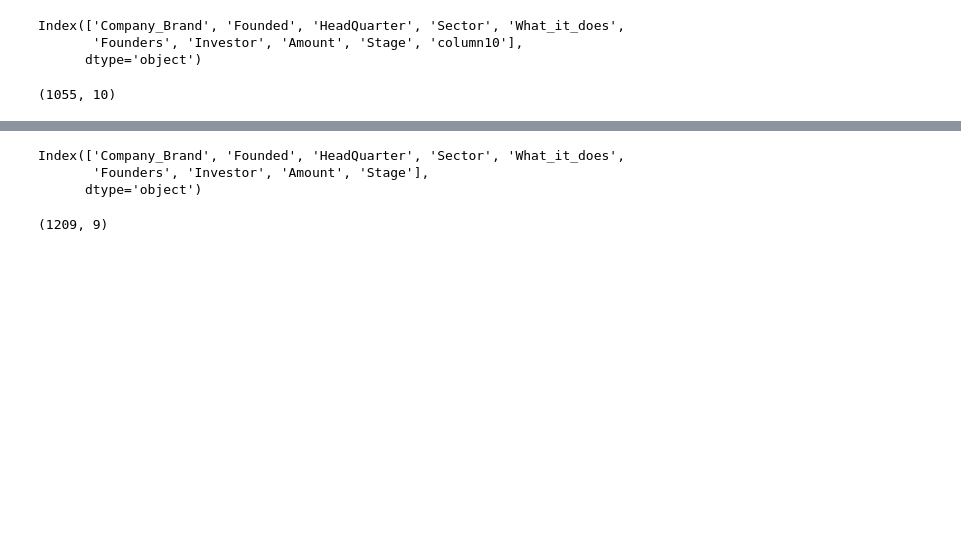
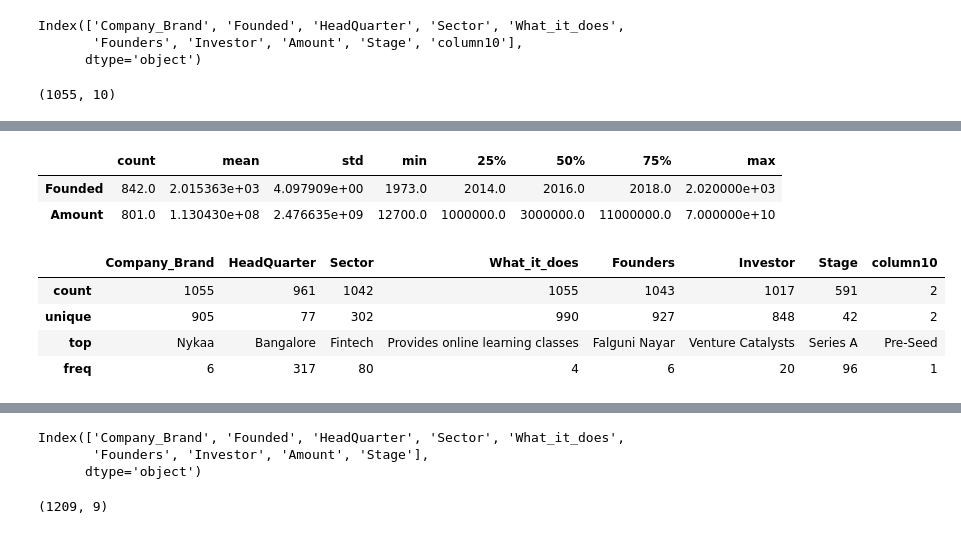
Before and after one commit to qochieng/Data-analysis-of-Startups-Funding-in-India, a Jupyter notebook: LP1-Project.ipynb, the cells around one changed output, grey strips where cells are left out. Saved outputs shown, nothing was run; the diff lists cells and outputs as text; code cells hidden in the pictures; blank space fills up the shorter version.

```diff
--- a/LP1-Project.ipynb
+++ b/LP1-Project.ipynb
@@ -89,0 +89,14 @@ Name: count, Length: 302, dtype: int64
+# %%
+df_2020.describe().T
+# %% [output]
+|  | count | mean | std | min | 25% | 50% | 75% | max |
+| Founded | 842.0 | 2.015363e+03 | 4.097909e+00 | 1973.0 | 2014.0 | 2016.0 | 2018.0 | 2.020000e+03 |
+| Amount | 801.0 | 1.130430e+08 | 2.476635e+09 | 12700.0 | 1000000.0 | 3000000.0 | 11000000.0 | 7.000000e+10 |
+# %%
+df_2020.describe(include='object')
+# %% [output]
+|  | Company_Brand | HeadQuarter | Sector | What_it_does | Founders | Investor | Stage | column10 |
+| count | 1055 | 961 | 1042 | 1055 | 1043 | 1017 | 591 | 2 |
+| unique | 905 | 77 | 302 | 990 | 927 | 848 | 42 | 2 |
+| top | Nykaa | Bangalore | Fintech | Provides online learning classes | Falguni Nayar | Venture Catalysts | Series A | Pre-Seed |
+| freq | 6 | 317 | 80 | 4 | 6 | 20 | 96 | 1 |
```
Also changed, not shown: parts of 16 cells of this notebook, 1 other file.
